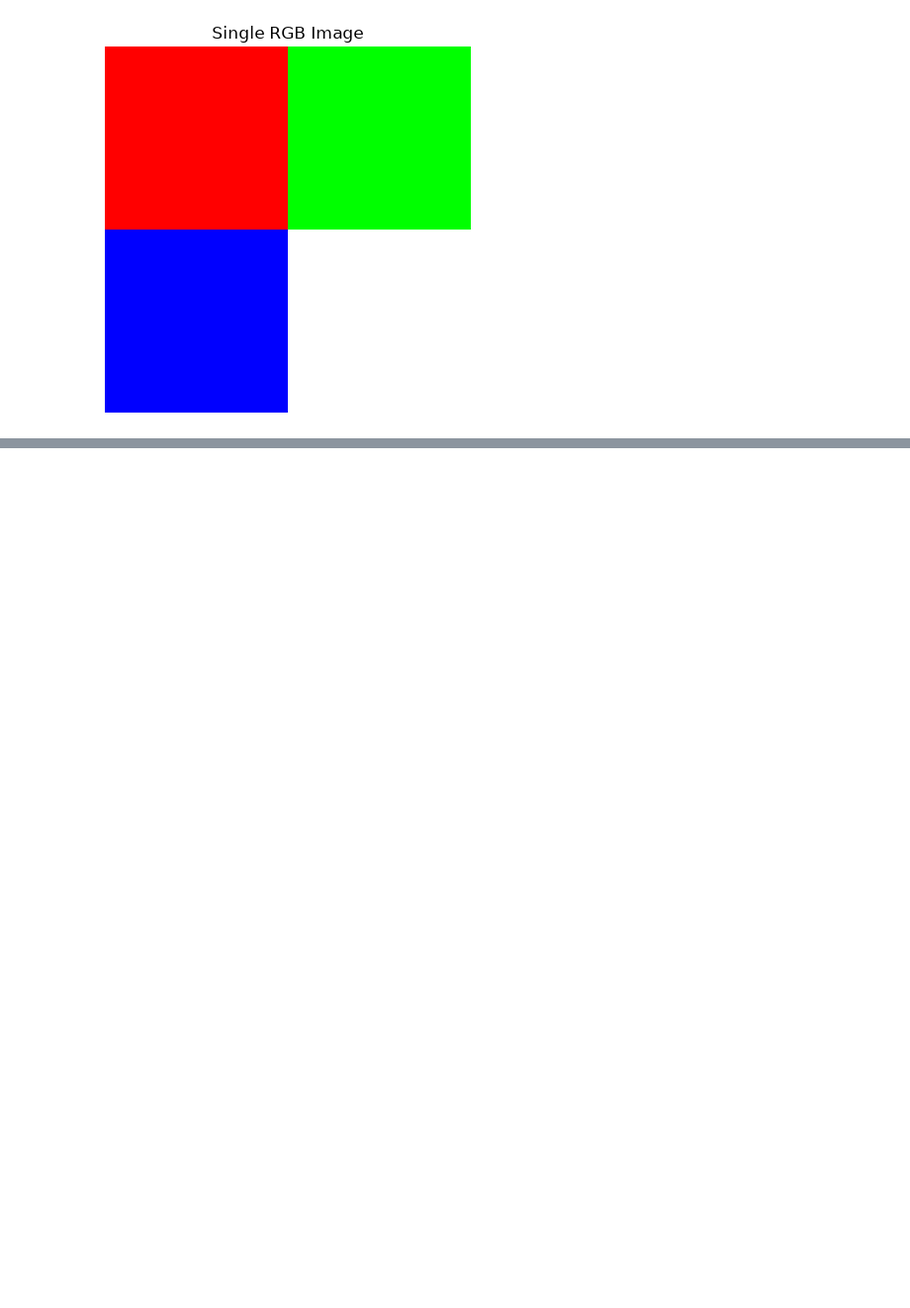
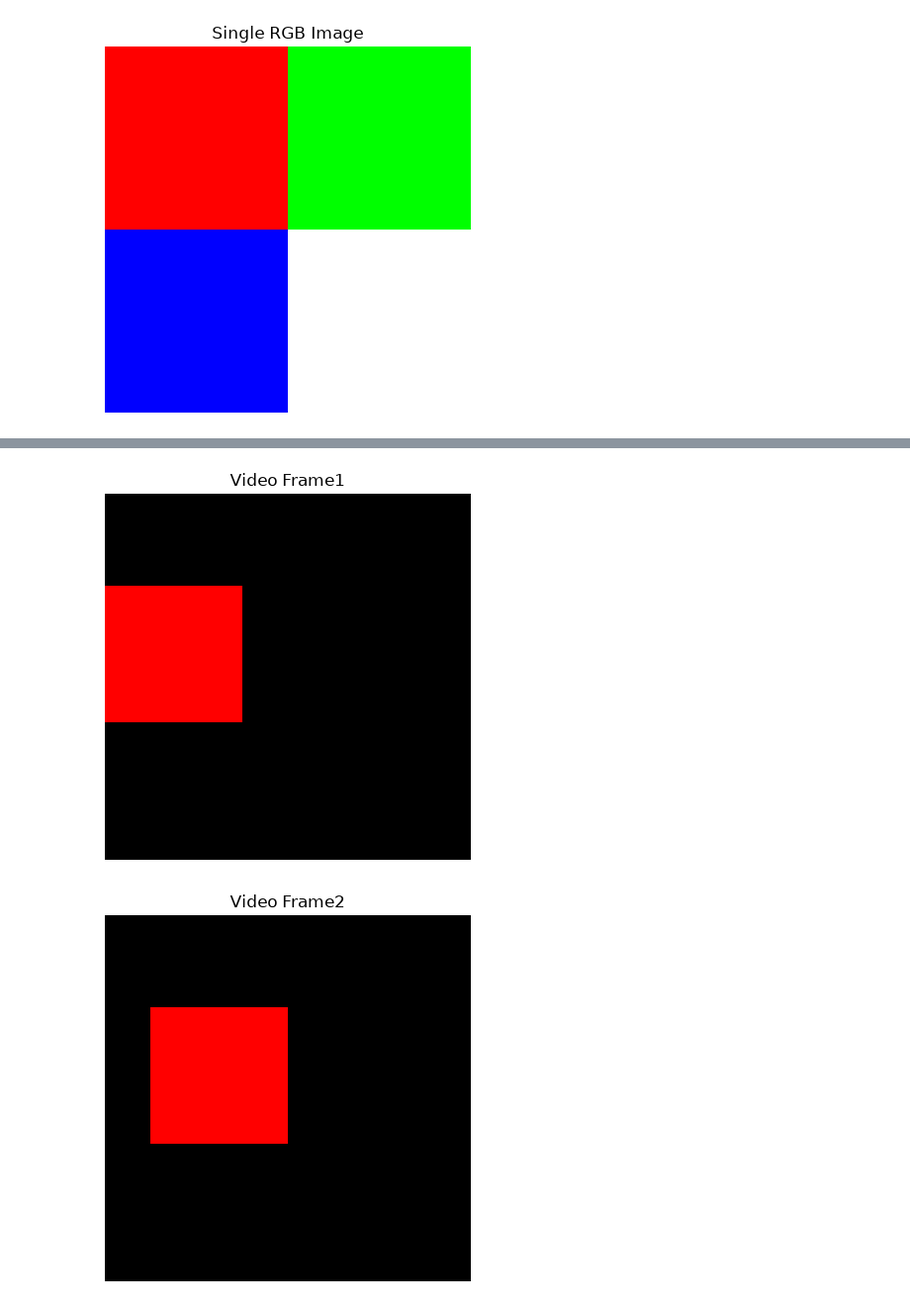
Before and after one commit to BhavyaAgrawat31/ML, a Jupyter notebook: notebooks/Lab3.1_Understanding_Data_As_Tensors.ipynb, the cells around one changed output, grey strips where cells are left out. Shown at 99% size. Saved outputs shown, nothing was run; the diff lists cells and outputs as text; code cells hidden in the pictures; blank space fills up the shorter version.

```diff
--- a/notebooks/Lab3.1_Understanding_Data_As_Tensors.ipynb
+++ b/notebooks/Lab3.1_Understanding_Data_As_Tensors.ipynb
@@ -142,0 +202,9 @@ plt.show()
+# %%
+for i in range(video_tensor.shape[0]):
+    plt.imshow(video_tensor[i])
+    plt.title(f"Video Frame{i + 1}")
+    plt.axis("off")
+    plt.show()
+# %% [output]
+[figure, added]
+[figure, added]
```
Also changed, not shown: parts of 10 cells of this notebook.
